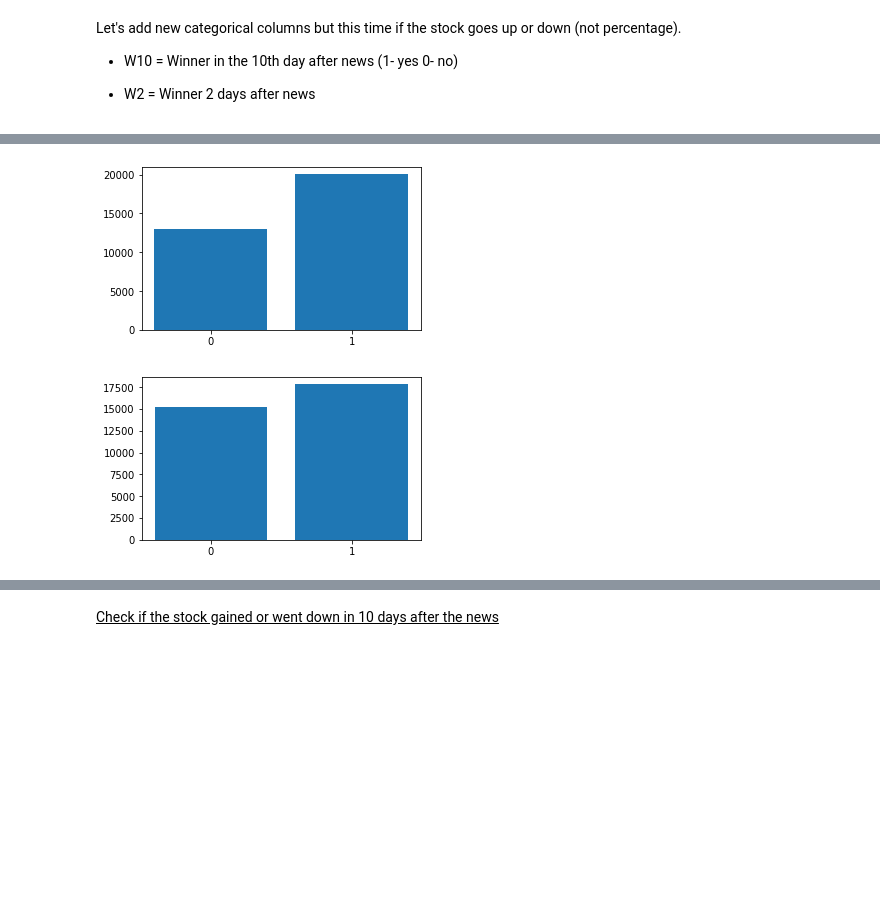
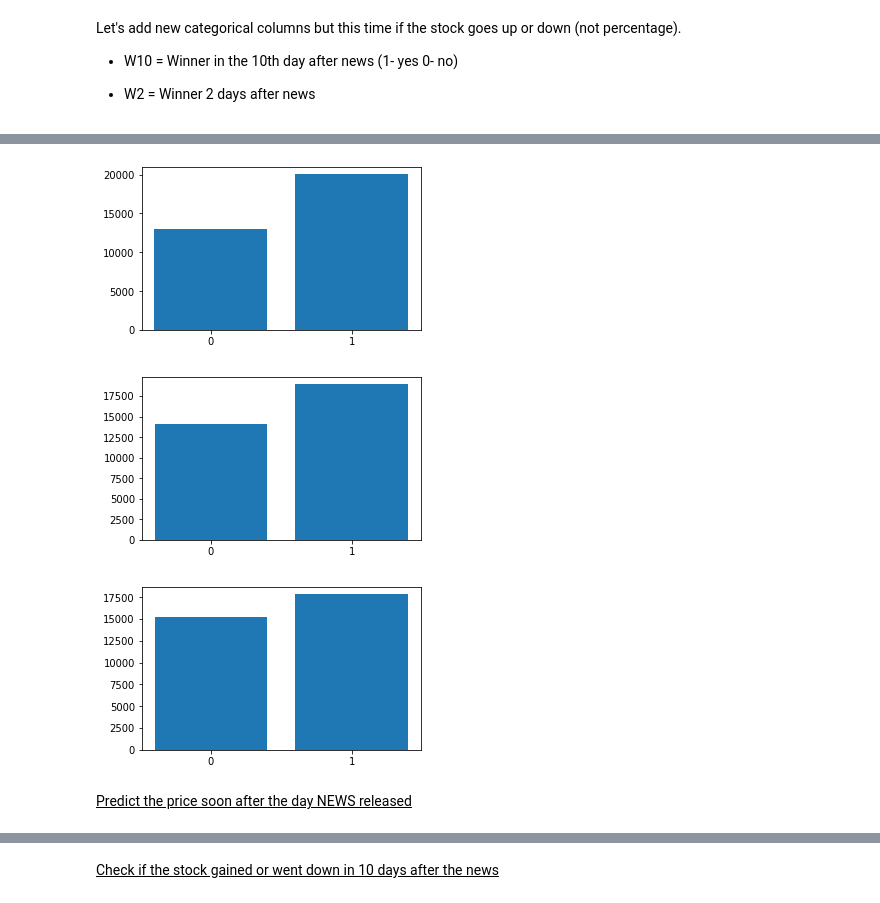
Before and after one commit to kaneelgit/stock-data, a Jupyter notebook: stock_news.ipynb, the cells around one changed output, grey strips where cells are left out. Saved outputs shown, nothing was run; the diff lists cells and outputs as text; code cells hidden in the pictures; blank space fills up the shorter version.

```diff
--- a/stock_news.ipynb
+++ b/stock_news.ipynb
@@ -425,6 +392,7 @@ Let's add new categorical columns but this time if the stock goes up or down (no
 #create the two columns
 df2['W10'] = [1 if (x > y) else 0 for x, y in zip(df2.SP2, df2.SP1)]
 df2['W2'] = [1 if (x > y) else 0 for x,y in zip(df2.SP10, df2.SP1)]
+df2['W5'] = [1 if (x > y) else 0 for x,y in zip(df2.SP5, df2.SP1)]
 df2.head(10)
 # %% [output]
 A value is trying to be set on a copy of a slice from a DataFrame.
@@ -451,19 +424,28 @@ See the caveats in the documentation: https://pandas.pydata.org/pandas-docs/stab
 # %%
 #plot histograms to see if the data is balanced
 #W2
 dataw2 = {"0": len(df2[df2.W2 == 0]), "1": len(df2[df2.W2 == 1])}
 plt.figure(figsize = (5, 3))
 plt.bar(dataw2.keys(), dataw2.values())
 plt.show()
 
+#W5
+dataw5 = {"0": len(df2[df2.W5 == 0]), "1": len(df2[df2.W5 == 1])}
+plt.figure(figsize = (5, 3))
+plt.bar(dataw5.keys(), dataw5.values())
+plt.show()
+
 #W10
 dataw10 = {"0": len(df2[df2.W10 == 0]), "1": len(df2[df2.W10 == 1])}
 plt.figure(figsize = (5, 3))
 plt.bar(dataw10.keys(), dataw10.values())
 plt.show()
 # %% [output]
 [figure]
-[figure, old version]
+[figure, new version]
+[figure, added]
+# %% [markdown]
+<u> Predict the price soon after the day NEWS released </u>
 # %%
 #process the data
 
```
Also changed, not shown: parts of 28 cells of this notebook.
